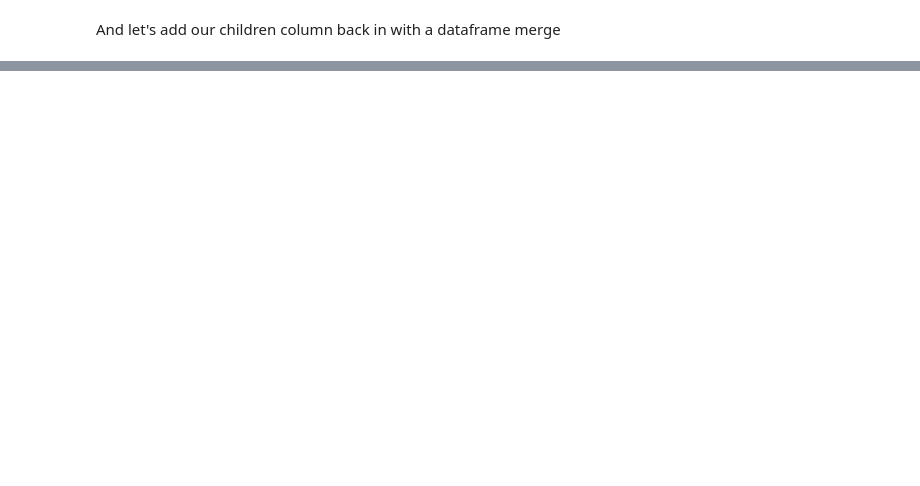
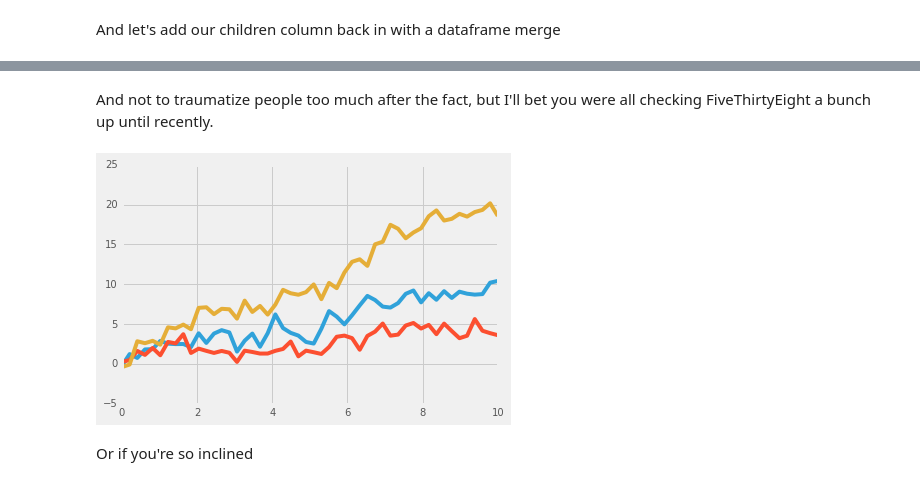
Before and after one commit to rasquith/choroshape, a Jupyter notebook: examples/Talk_example.ipynb, the cells around one changed output, grey strips where cells are left out. Cells and saved outputs as stored; diff of their text form; code cells hidden in the pictures; blank space fills up the shorter version.

Commit message:
added some talk examples

```diff
--- a/examples/Talk_example.ipynb
+++ b/examples/Talk_example.ipynb
@@ -239,0 +350,4 @@ new_data
+# %%
+plt.style.use('fivethirtyeight')
+plt.show()
+plt
@@ -239,0 +356,24 @@ new_data
+# %% [markdown]
+And not to traumatize people too much after the fact, but I'll bet you were all checking FiveThirtyEight a bunch up until recently.
+# %%
+"""
+This shows an example of the "fivethirtyeight" styling, which
+tries to replicate the styles from FiveThirtyEight.com.
+"""
+
+from matplotlib import pyplot as plt
+import numpy as np
+
+x = np.linspace(0, 10)
+
+with plt.style.context('fivethirtyeight'):
+    plt.plot(x, np.sin(x) + x + np.random.randn(50))
+    plt.plot(x, np.sin(x) + 0.5 * x + np.random.randn(50))
+    plt.plot(x, np.sin(x) + 2 * x + np.random.randn(50))
+
+
+plt.show()
+# %% [output]
+[figure, added]
+# %% [markdown]
+Or if you're so inclined
```
Also changed, not shown: parts of 40 cells of this notebook, 1 other file.
